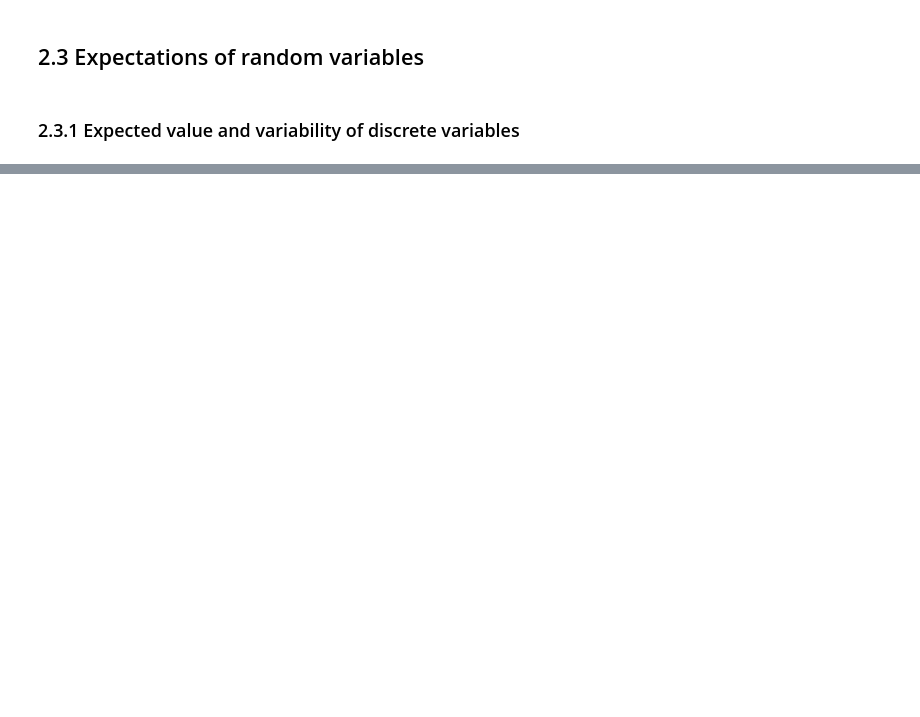
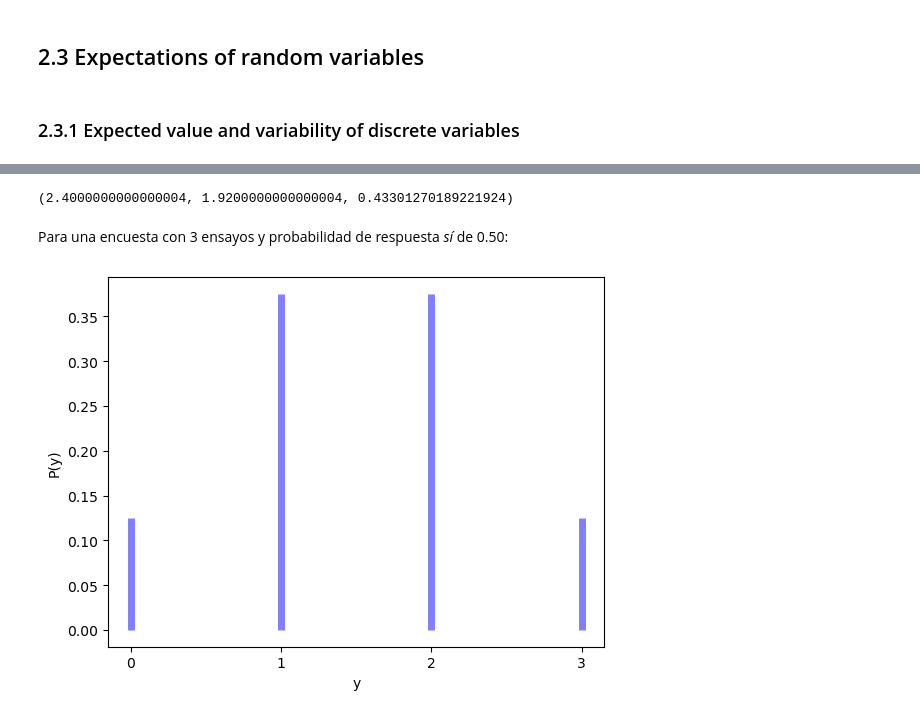
Before and after one commit to abrahambarrer/data_science-roadmap, a Jupyter notebook: statistics/ch2_probability_distributions.ipynb, the cells around one changed output, grey strips where cells are left out. Cells and saved outputs as stored; diff of their text form; code cells hidden in the pictures; blank space fills up the shorter version.

```diff
--- a/statistics/ch2_probability_distributions.ipynb
+++ b/statistics/ch2_probability_distributions.ipynb
@@ -84,0 +121,18 @@ y.mean(), y.std()
+# %%
+mean, variance, skewnees = binom.stats(n, π, moments='mvs') # mvs for mean, variance and skewness
+mean, variance, skewnees
+# %% [output]
+(2.4000000000000004, 1.9200000000000004, 0.43301270189221924)
+# %% [markdown]
+Para una encuesta con 3 ensayos y probabilidad de respuesta *sí* de 0.50:
+# %%
+n, π = 3, 0.50
+y = list(range(n + 1))
+fig, ax = plt.subplots(1, 1)
+ax.vlines(y, 0, binom.pmf(y, n, π), colors='b', lw=5, alpha=0.5)
+plt.xlabel('y')
+plt.ylabel('P(y)')
+plt.xticks(np.arange(min(y),max(y)+1, 1.0))
+plt.show()
+# %% [output]
+[figure, added]
```
Also changed, not shown: parts of 24 cells of this notebook, 5 other files.
